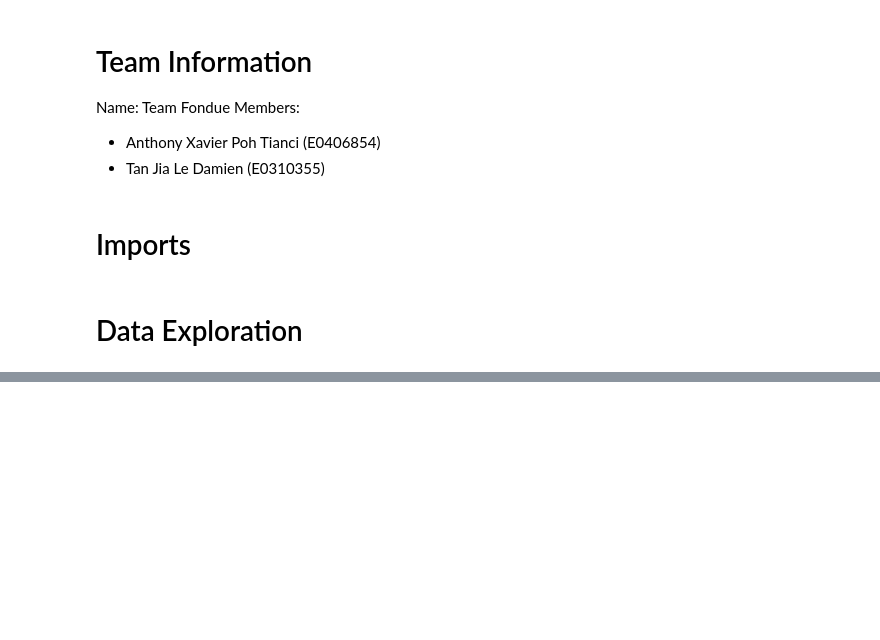
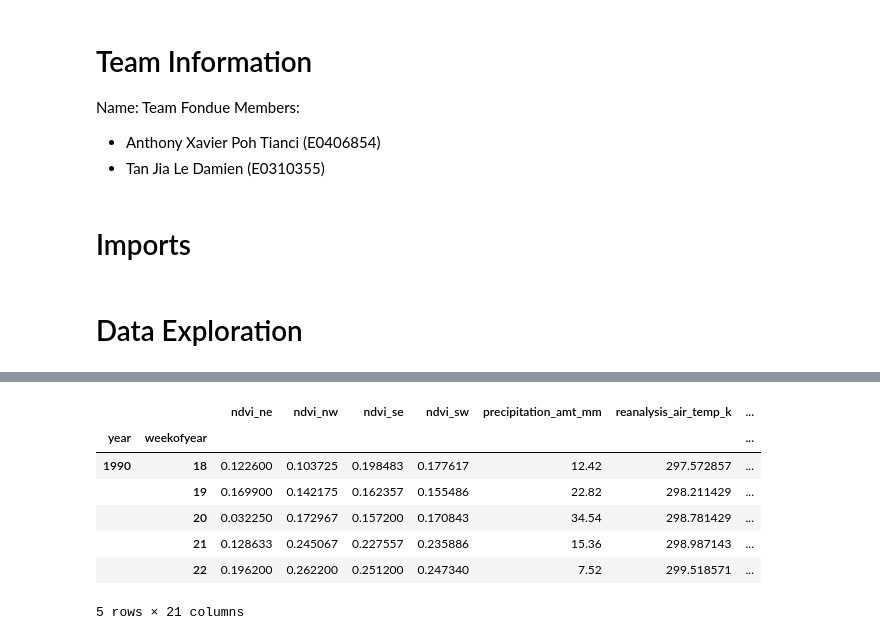
Before and after one commit to dtjldamien/data-driven-dengai, a Jupyter notebook: e0310355_e0406854.ipynb, the cells around one changed output, grey strips where cells are left out. Cells and saved outputs as stored; diff of their text form; code cells hidden in the pictures; blank space fills up the shorter version.

```diff
--- a/e0310355_e0406854.ipynb
+++ b/e0310355_e0406854.ipynb
@@ -31,0 +70,4 @@ train_labels = pd.read_csv('./dengue_labels_train.csv')
+# %%
+sj_train_with_info = sj_train_features.merge(right=sj_train_labels, left_on=['year','weekofyear'], right_on=['year','weekofyear'], how='inner')
+sj_train_with_info = sj_train_with_info.drop(columns=['week_start_date'])
+sj_train_with_info = sj_train_with_info.dropna()
@@ -31,0 +95,14 @@ train_labels = pd.read_csv('./dengue_labels_train.csv')
+# %%
+variables = ['ndvi_ne', 'ndvi_nw', 'ndvi_se', 'ndvi_sw', 'precipitation_amt_mm', 'reanalysis_air_temp_k', 'reanalysis_avg_temp_k', 'reanalysis_dew_point_temp_k', 'reanalysis_max_air_temp_k', 'reanalysis_min_air_temp_k', 'reanalysis_precip_amt_kg_per_m2', 'reanalysis_relative_humidity_percent', 'reanalysis_sat_precip_amt_mm', 'reanalysis_specific_humidity_g_per_kg', 'reanalysis_tdtr_k', 'station_avg_temp_c', 'station_diur_temp_rng_c', 'station_max_temp_c', 'station_min_temp_c', 'station_precip_mm', 'total_cases']
+
+num_data = sj_train_with_info[variables]
+num_data.head()
+# %% [output]
+|  |  | ndvi_ne | ndvi_nw | ndvi_se | ndvi_sw | precipitation_amt_mm | reanalysis_air_temp_k | ... |
+| year | weekofyear |  |  |  |  |  |  | ... |
+| 1990 | 18 | 0.122600 | 0.103725 | 0.198483 | 0.177617 | 12.42 | 297.572857 | ... |
+|  | 19 | 0.169900 | 0.142175 | 0.162357 | 0.155486 | 22.82 | 298.211429 | ... |
+|  | 20 | 0.032250 | 0.172967 | 0.157200 | 0.170843 | 34.54 | 298.781429 | ... |
+|  | 21 | 0.128633 | 0.245067 | 0.227557 | 0.235886 | 15.36 | 298.987143 | ... |
+|  | 22 | 0.196200 | 0.262200 | 0.251200 | 0.247340 | 7.52 | 299.518571 | ... |
+5 rows × 21 columns
```
Also changed, not shown: parts of 7 cells of this notebook.
